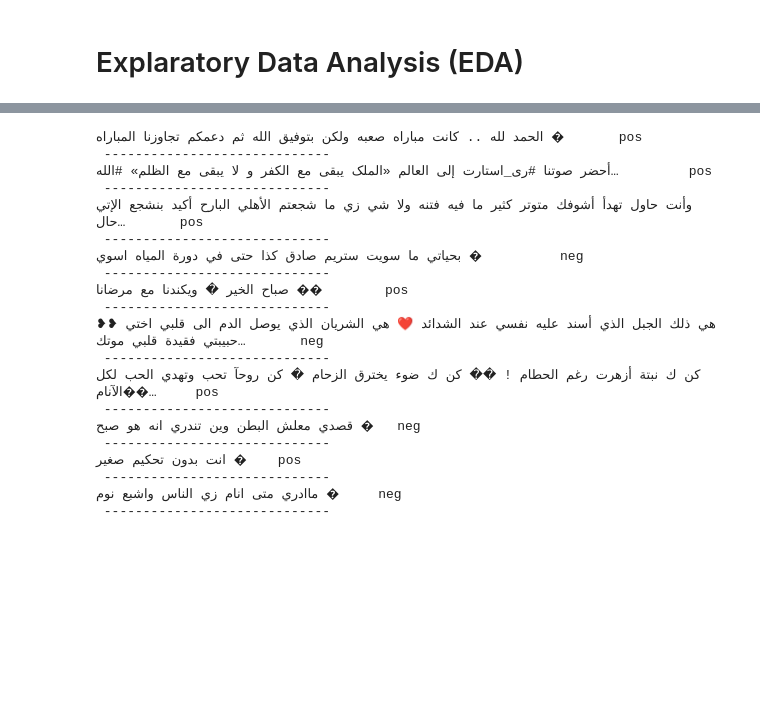
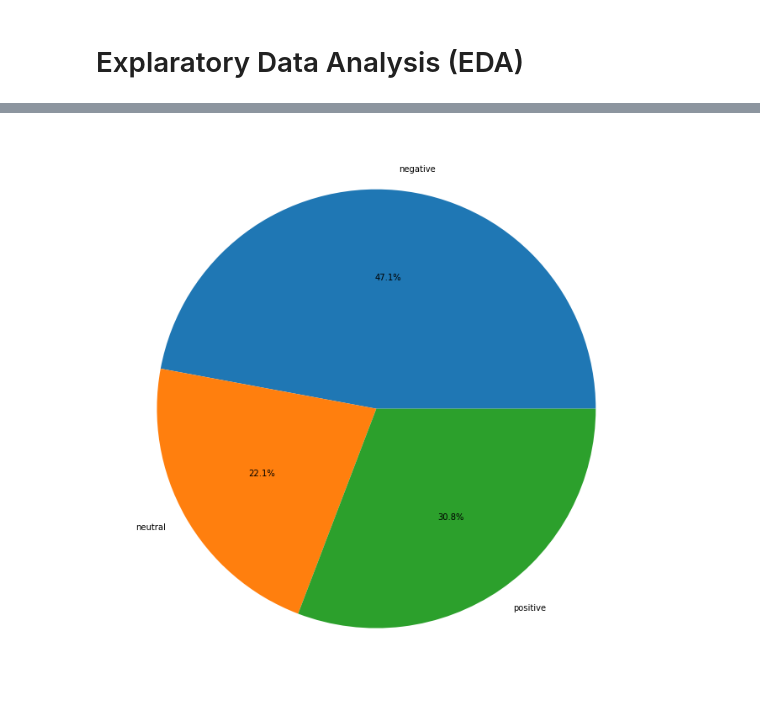
Before and after one commit to HishamKhalil1990/nlp-course-notebooks, a Jupyter notebook: Text-Preprocessing.ipynb, the cells around one changed output, grey strips where cells are left out. Saved outputs shown, nothing was run; the diff lists cells and outputs as text; code cells hidden in the pictures; blank space fills up the shorter version.

```diff
--- a/Text-Preprocessing.ipynb
+++ b/Text-Preprocessing.ipynb
@@ -74,25 +132,19 @@ raw
-# %%
-for i in range(90, 100):
-    label, tweet = raw.loc[i, "label"], raw.loc[i, "tweet"]
-    print(tweet., "\t", label, "\n", "-----------------------------")
-# %% [output]
-الحمد لله .. كانت مباراه صعبه ولكن بتوفيق الله ثم دعمكم تجاوزنا المباراه �       pos
- -----------------------------
-أحضر صوتنا #ری_استارت إلى العالم «الملک یبقی مع الکفر و لا یبقی مع الظلم» #الله…         pos
- -----------------------------
-وأنت حاول تهدأ أشوفك متوتر كثير ما فيه فتنه ولا شي زي ما شجعتم الأهلي البارح أكيد بنشجع الإتي حال…       pos
- -----------------------------
-بحياتي ما سويت ستريم صادق كذا حتى في دورة المياه اسوي �          neg
- -----------------------------
-صباح الخير � ويكندنا مع مرضانا ��        pos
- -----------------------------
-❥❥ هي ذلك الجبل الذي أسند عليه نفسي عند الشدائد ❤️ هي الشريان الذي يوصل الدم الى قلبي اختي حبيبتي فقيدة قلبي موتك…       neg
- -----------------------------
-كن ك نبتة أزهرت رغم الحطام ! �� كن ك ضوء يخترق الزحام � كن روحآ تحب وتهدي الحب لكل الآنام��…     pos
- -----------------------------
-قصدي معلش البطن وين تندري انه هو صبح �   neg
- -----------------------------
-انت بدون تحكيم صغير �    pos
- -----------------------------
-ماادري متى انام زي الناس واشبع نوم �     neg
- -----------------------------
+# %%
+data = raw.copy(deep=True)
+# %%
+data["Sentiment"] = data["Sentiment"].replace(
+    {"very_negative": "negative", "very_positive": "positive"}
+)
+# %%
+sentiment_count = data.groupby(by="Sentiment", as_index=False).count()[["Sentiment", "Tweet"]]
+# %%
+fig, ax = plt.subplots(figsize=(15, 12))
+
+ax.pie(x=sentiment_count["Tweet"].to_list(),
+       labels=sentiment_count["Sentiment"].to_list(),
+       autopct='%1.1f%%'
+      )
+
+fig.show()
+# %% [output]
+[figure, added]
```
Also changed, not shown: parts of 56 cells of this notebook, 1 other file.
